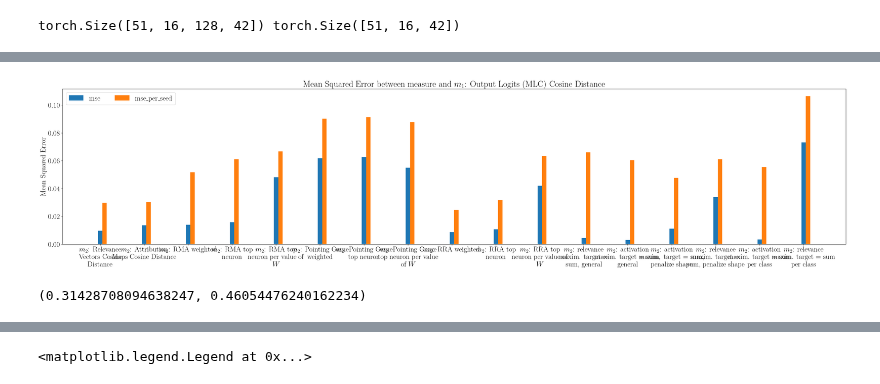
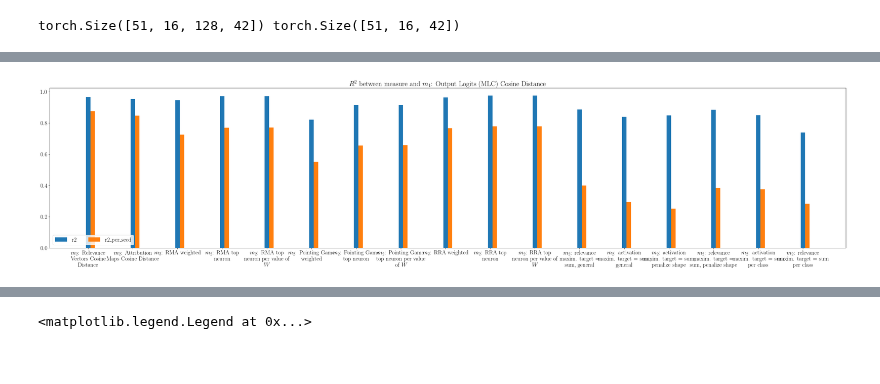
Before and after one commit to lillijo/xai-evaluation-master-thesis, a Jupyter notebook: experiments/compare_measures.ipynb, the cells around one changed output, grey strips where cells are left out. Drawn from its saved outputs; the diff is of its cells as text; code cells hidden in the pictures.

```diff
--- a/experiments/compare_measures.ipynb
+++ b/experiments/compare_measures.ipynb
@@ -816,12 +813,13 @@ m1_index = 2
 r2_per_seed = []
 r2_avg = []
 m1_phi_vals = per_rho[:, m1_index]
+m1_phi_vals = (m1_phi_vals - m1_phi_vals.min()) / (m1_phi_vals.max() - m1_phi_vals.min())
 m1_phi_valsps = per_seed[:, :, m1_index]
 
 for measure in m2s:
     mk = ALL_MEASURES.index(measure)
     vals = per_rho[:, mk]  # / per_rho[:, mk].max()
-    #vals = (vals - vals.min()) / (vals.max() - vals.min())
+    vals = (vals - vals.min()) / (vals.max() - vals.min())
 
     mses[measure] = {
         "mse": mse(m1_phi_vals, vals),
@@ -835,57 +833,46 @@ for measure in m2s:
         ),
     }
     r2s[measure] = {
-        "r2": round(float(r2_value(m1_phi_vals, vals)), 2),
+        "r2": round(float(r2_value(m1_phi_vals, vals)), 4),
         "r2_per_seed": round(
-            float(r2_value(m1_phi_valsps.flatten(), per_seed[:, :, mk].flatten())), 2
+            float(r2_value(m1_phi_valsps.flatten(), per_seed[:, :, mk].flatten())), 4
         ),
     }
     for_plot["mse"].append(mses[measure]["mse"])
     for_plot["weighted_mse"].append(mses[measure]["weighted_mse"])
     #for_plot["r2"].append(mses[measure]["r2"])
-    r2_per_seed.append(r2s[measure]["r2_per_seed"])
-    r2_avg.append(r2s[measure]["r2"])
+    for_plot["r2_per_seed"].append(r2s[measure]["r2_per_seed"])
+    for_plot["r2"].append(r2s[measure]["r2"])
     for_plot["mse_per_seed"].append(mses[measure]["mse_per_seed"])
     for_plot["weighted_mse_per_seed"].append(mses[measure]["weighted_mse_per_seed"])
 
 
 x = np.arange(len(mses.keys()))  # the label locations
 fig, ax = plt.subplots(layout="constrained", figsize=(2* len(x), 8))
 width = 0.1  # the width of the bars
 multiplier = 0
-for attribute in ["mse", "mse_per_seed"]:  # , "weighted_mse", "weighted_mse_per_seed"
+for attribute in ["r2", "r2_per_seed"]:  # , "weighted_mse", "weighted_mse_per_seed"
     measurement = for_plot[attribute]
     offset = width * multiplier
     rects = ax.bar(x + offset, measurement, width, label=attribute)
     # ax.bar_label(rects, padding=3)
     multiplier += 1
 
 # Add some text for labels, title and custom x-axis tick labels, etc.
 ax.set_title(
-    f"Mean Squared Error between measure and {NAME_DICT[ALL_MEASURES[m1_index]]}"
+    f"$R^2$ between measure and {NAME_DICT[ALL_MEASURES[m1_index]]}"
 )
-ax.set_ylabel("Mean Squared Error")
 # ax.set_ylim([0.0, 0.016])
 ax.set_xticks(x, ["\n".join(wrap(NAME_DICT[k], 20)) for k in mses.keys()])
-ax.legend(loc="upper left", ncols=4)
+ax.legend(loc="lower left", ncols=4)
 # ax.set_ylim(0, 1)
 
 with open(f"mses_{experiment_name}.json", "w") as f:
     json.dump({NAME_DICT[k]: mses[k] for k in mses.keys()}, f)
 with open(f"r2s_{experiment_name}.json", "w") as f:
     json.dump({NAME_DICT[k]: r2s[k] for k in r2s.keys()}, f)
 # %% [output]
-[figure, old version]
+[figure, new version]
-# %%
-r2_value(
-    m1_phi_valsps.flatten(),
-    per_seed[:, :, ALL_MEASURES.index("m2_rma_neuron1")].flatten(),
-), r2_value(
-    m1_phi_valsps.flatten(),
-    per_seed[:, :, ALL_MEASURES.index("m2_rma_unweighted")].flatten(),
-)
-# %% [output]
-(0.31428708094638247, 0.46054476240162234)
 # %%
 
 with open(f"r2s_attribution_output.json", "r") as f:
```
Also changed, not shown: parts of 14 cells of this notebook, 15 other files.
